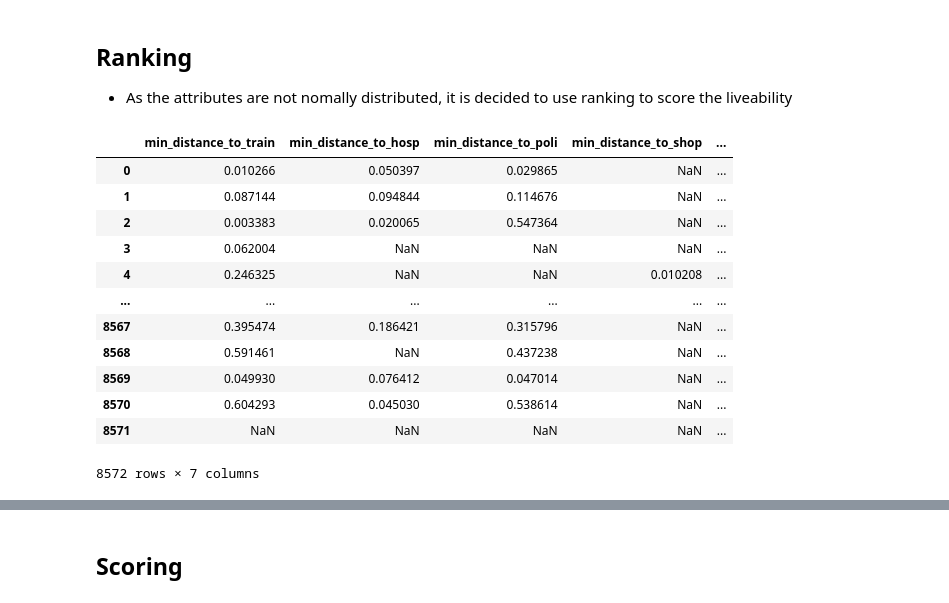
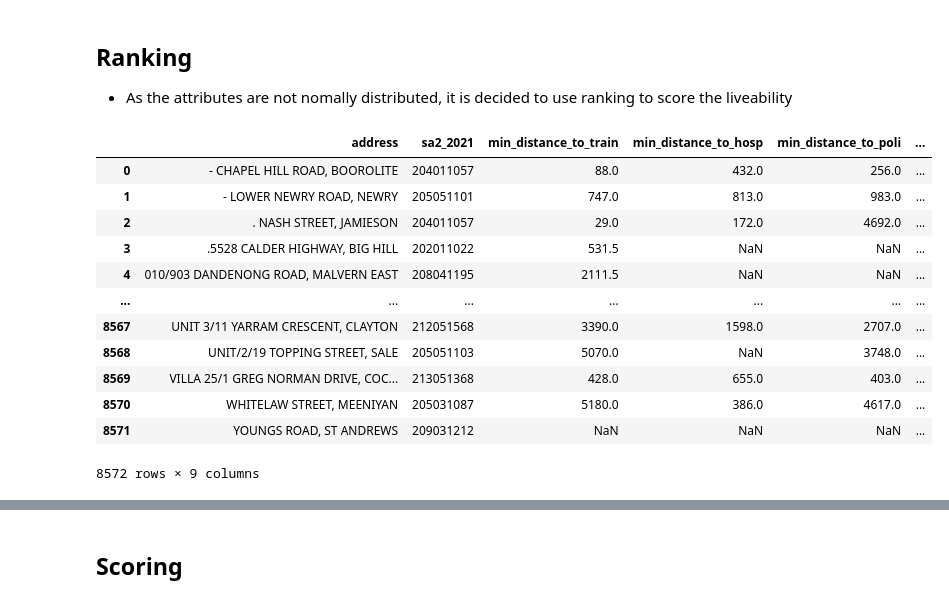
Before and after one commit to MAST30034-Applied-Data-Science/generic-real-estate-consulting-project-group-43, a Jupyter notebook: notebooks/Preprocessing/scoring.ipynb, the cells around one changed output, grey strips where cells are left out. Drawn from its saved outputs; the diff is of its cells as text; code cells hidden in the pictures.

Commit message:
added sa2 code and address to the liveability scoring output

```diff
--- a/notebooks/Preprocessing/scoring.ipynb
+++ b/notebooks/Preprocessing/scoring.ipynb
@@ -105,24 +105,27 @@ pylab.show()
 # %% [markdown]
 ## Ranking
 - As the attributes are not nomally distributed, it is decided to use ranking to score the liveability
+# %%
+COLS = ["address","sa2_2021","min_distance_to_train", "min_distance_to_hosp", "min_distance_to_poli", "min_distance_to_shop", "population_density", "crime_cases", "weekly_rent"]
 # %%
 ranking = pd.DataFrame()
-for col in COL:
-    ranking[col] = sample[col].rank(ascending=False)
+for col in COLS:
+    if col not in ["address","sa2_2021"]:
+        ranking[col] = sample[col].rank(ascending=False)
+    else:
+        ranking[col] = sample[col]
+ranking
+# %% [output]
+|  | address | sa2_2021 | min_distance_to_train | min_distance_to_hosp | min_distance_to_poli | ... |
+| 0 | - CHAPEL HILL ROAD, BOOROLITE | 204011057 | 88.0 | 432.0 | 256.0 | ... |
+| 1 | - LOWER NEWRY ROAD, NEWRY | 205051101 | 747.0 | 813.0 | 983.0 | ... |
+| 2 | . NASH STREET, JAMIESON | 204011057 | 29.0 | 172.0 | 4692.0 | ... |
+| 3 | .5528 CALDER HIGHWAY, BIG HILL | 202011022 | 531.5 | NaN | NaN | ... |
+| 4 | 010/903 DANDENONG ROAD, MALVERN EAST | 208041195 | 2111.5 | NaN | NaN | ... |
+| ... | ... | ... | ... | ... | ... | ... |
+| 8567 | UNIT 3/11 YARRAM CRESCENT, CLAYTON | 212051568 | 3390.0 | 1598.0 | 2707.0 | ... |
+| 8568 | UNIT/2/19 TOPPING STREET, SALE | 205051103 | 5070.0 | NaN | 3748.0 | ... |
+| 8569 | VILLA 25/1 GREG NORMAN DRIVE, COC... | 213051368 | 428.0 | 655.0 | 403.0 | ... |
+| 8570 | WHITELAW STREET, MEENIYAN | 205031087 | 5180.0 | 386.0 | 4617.0 | ... |
+| 8571 | YOUNGS ROAD, ST ANDREWS | 209031212 | NaN | NaN | NaN | ... |
+8572 rows × 9 columns
-# %%
-score = ranking/len(ranking)
-score
-# %% [output]
-|  | min_distance_to_train | min_distance_to_hosp | min_distance_to_poli | min_distance_to_shop | ... |
-| 0 | 0.010266 | 0.050397 | 0.029865 | NaN | ... |
-| 1 | 0.087144 | 0.094844 | 0.114676 | NaN | ... |
-| 2 | 0.003383 | 0.020065 | 0.547364 | NaN | ... |
-| 3 | 0.062004 | NaN | NaN | NaN | ... |
-| 4 | 0.246325 | NaN | NaN | 0.010208 | ... |
-| ... | ... | ... | ... | ... | ... |
-| 8567 | 0.395474 | 0.186421 | 0.315796 | NaN | ... |
-| 8568 | 0.591461 | NaN | 0.437238 | NaN | ... |
-| 8569 | 0.049930 | 0.076412 | 0.047014 | NaN | ... |
-| 8570 | 0.604293 | 0.045030 | 0.538614 | NaN | ... |
-| 8571 | NaN | NaN | NaN | NaN | ... |
-8572 rows × 7 columns
```
Also changed, not shown: parts of 15 cells of this notebook, 3 other files.
